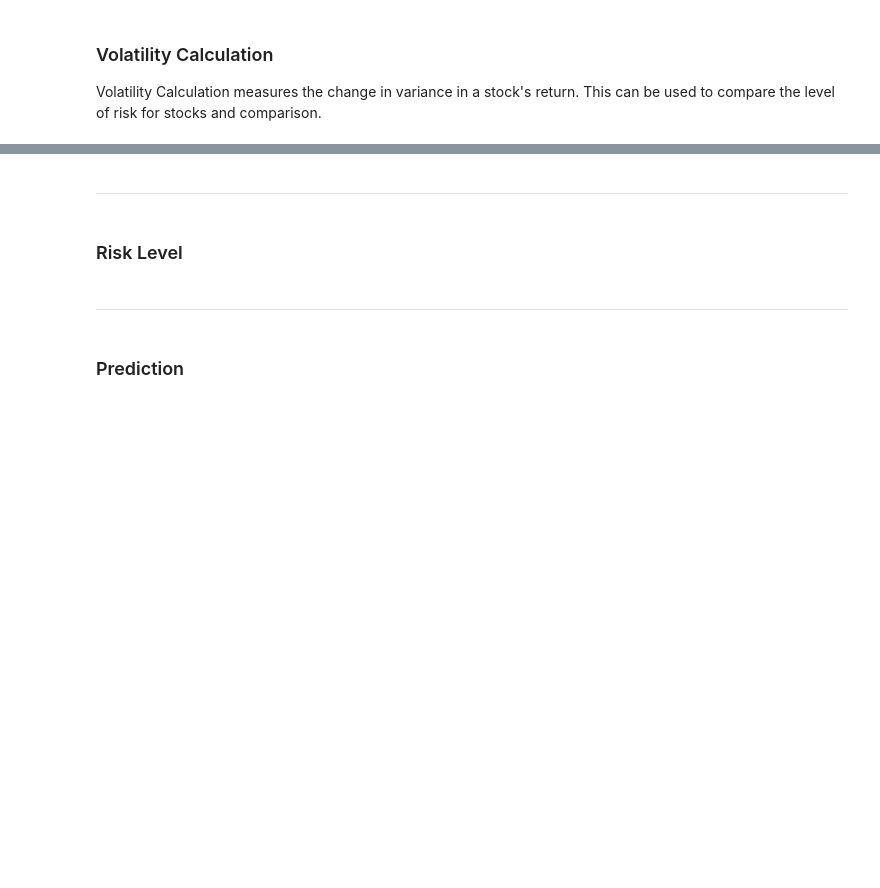
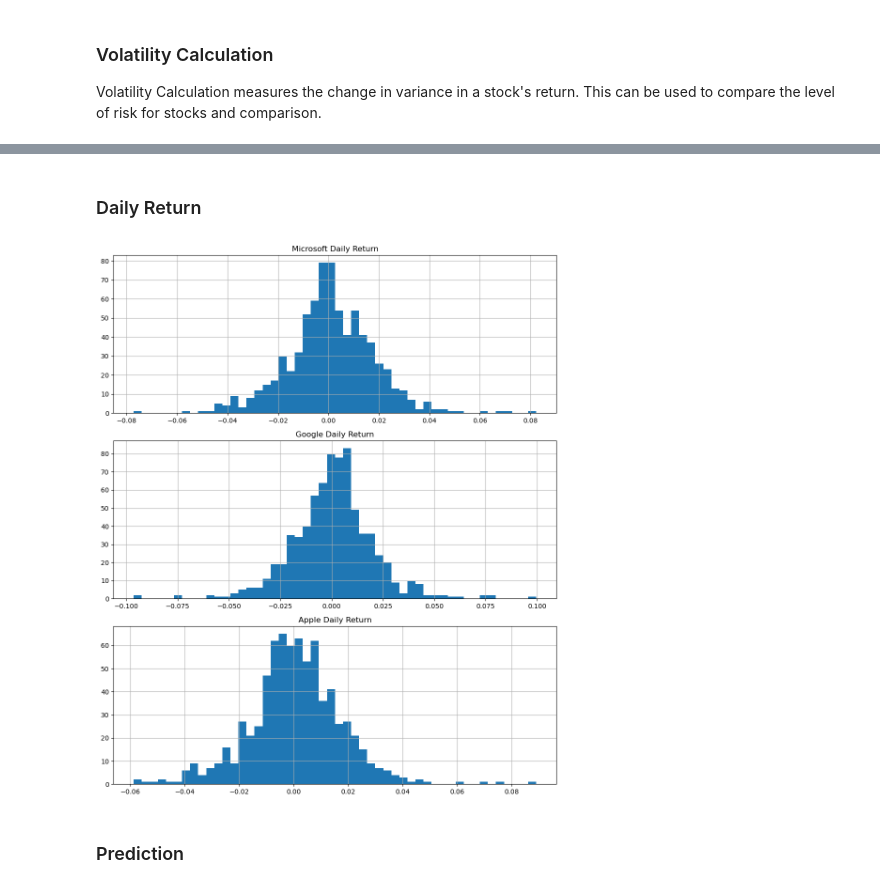
Before and after one commit to Kestrel86/Stock_Analysis, a Jupyter notebook: Reports/report_5-6_5-10.ipynb, the cells around one changed output, grey strips where cells are left out. Saved outputs shown, nothing was run; the diff lists cells and outputs as text; code cells hidden in the pictures; blank space fills up the shorter version.

```diff
--- a/Reports/report_5-6_5-10.ipynb
+++ b/Reports/report_5-6_5-10.ipynb
@@ -467,9 +462,33 @@ plt.show()
 # %% [markdown]
-------
+### Daily Return
-# %% [markdown]
-### Risk Level
-# %% [markdown]
-----
+# %%
+daily_close = df_msft['Adj Close']
+daily_pct_msft = daily_close.pct_change()
+daily_pct_msft.fillna(0,inplace=True)
+
+daily_close = df_goog['Adj Close']
+daily_pct_goog = daily_close.pct_change()
+daily_pct_goog.fillna(0,inplace=True)
+
+daily_close = df_aapl['Adj Close']
+daily_pct_aapl = daily_close.pct_change()
+daily_pct_aapl.fillna(0,inplace=True)
+# %%
+fig, axs = plt.subplots(3, 1, figsize=(10, 12))
+
+daily_pct_msft.hist(ax=axs[0], bins=50)
+axs[0].set_title('Microsoft Daily Return')
+
+daily_pct_goog.hist(ax=axs[1], bins=50)
+axs[1].set_title('Google Daily Return')
+
+daily_pct_aapl.hist(ax=axs[2], bins=50)
+axs[2].set_title('Apple Daily Return')
+
+plt.tight_layout()
+plt.show()
+# %% [output]
+[figure, added]
 # %% [markdown]
 ### Prediction
 # %% [markdown]
```
Also changed, not shown: parts of 29 cells of this notebook, 1 other file.
